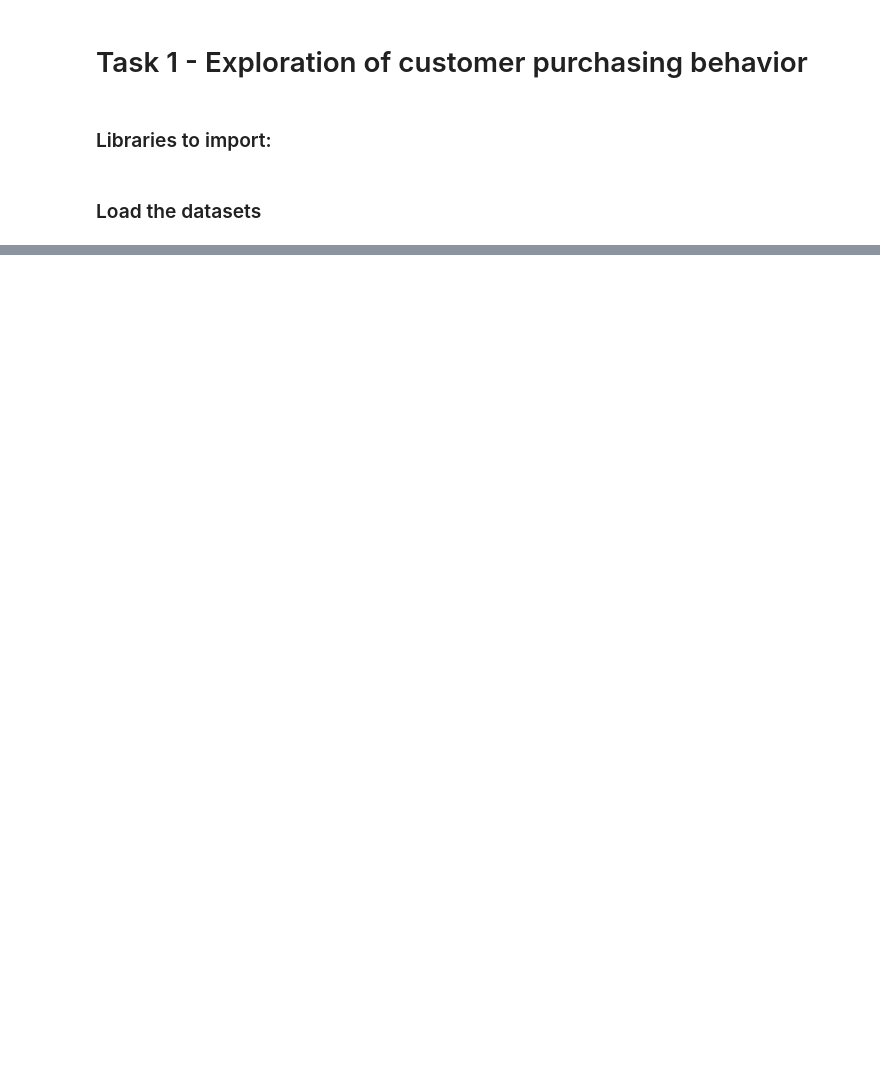
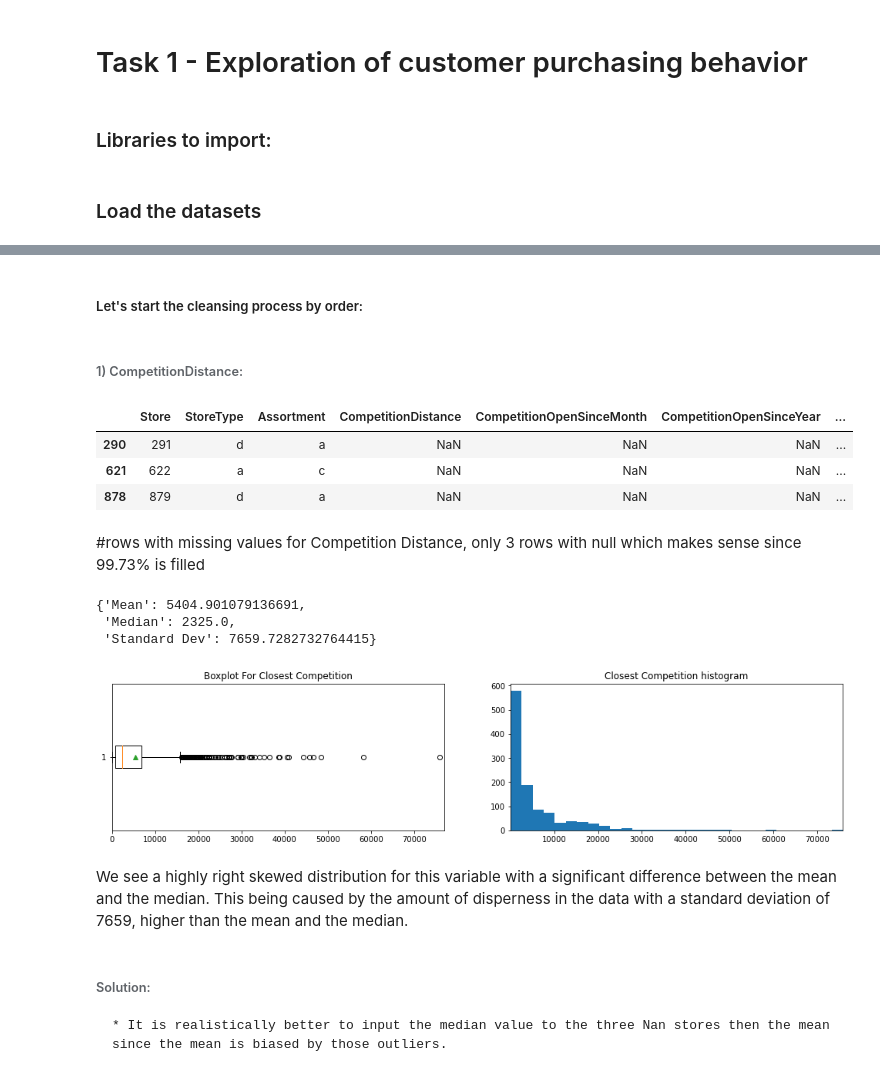
Before and after one commit to bereketkibru/Pharmaceutical-Sales-Prediction, a Jupyter notebook: notebooks/Exploration.ipynb, the cells around one changed output, grey strips where cells are left out. Cells and saved outputs as stored; diff of their text form; code cells hidden in the pictures; blank space fills up the shorter version.

```diff
--- a/notebooks/Exploration.ipynb
+++ b/notebooks/Exploration.ipynb
@@ -43,0 +321,33 @@ df_store=get_data('v1','data/store.csv')
+# %% [markdown]
+##### Let's start the cleansing process by order:
+# %% [markdown]
+###### 1) CompetitionDistance:
+# %%
+df_store[pd.isnull(df_store.CompetitionDistance)]
+# %% [output]
+|  | Store | StoreType | Assortment | CompetitionDistance | CompetitionOpenSinceMonth | CompetitionOpenSinceYear | ... |
+| 290 | 291 | d | a | NaN | NaN | NaN | ... |
+| 621 | 622 | a | c | NaN | NaN | NaN | ... |
+| 878 | 879 | d | a | NaN | NaN | NaN | ... |
+# %% [markdown]
+#rows with missing values for Competition Distance, only 3 rows with null which makes sense since 99.73% is filled
+# %%
+df_store_check_distribution=df_store.drop(df_store[pd.isnull(df_store.CompetitionDistance)].index)
+fig, axes = plt.subplots(1, 2, figsize=(17,3.5))
+axes[0].boxplot(df_store_check_distribution.CompetitionDistance, showmeans=True,vert=False,)
+axes[0].set_xlim(0,max(df_store_check_distribution.CompetitionDistance+1000))
+axes[0].set_title('Boxplot For Closest Competition')
+axes[1].hist(df_store_check_distribution.CompetitionDistance, cumulative=False, bins=30)
+axes[1].set_title("Closest Competition histogram")
+axes[1].set_xlim((min(df_store_check_distribution.CompetitionDistance), max(df_store_check_distribution.CompetitionDistance)))
+{"Mean":np.nanmean(df_store.CompetitionDistance),"Median":np.nanmedian(df_store.CompetitionDistance),"Standard Dev":np.nanstd(df_store.CompetitionDistance)}
+# %% [output]
+{'Mean': 5404.901079136691,
+ 'Median': 2325.0,
+ 'Standard Dev': 7659.7282732764415}
+[figure, added]
+# %% [markdown]
+We see a highly right skewed distribution for this variable with a significant difference between the mean and the median. This being caused by the amount of disperness in the data with a standard deviation of 7659, higher than the mean and the median.
+# %% [markdown]
+###### Solution:
+    * It is realistically better to input the median value to the three Nan stores then the mean since the mean is biased by those outliers.
```
Also changed, not shown: parts of 53 cells of this notebook, 3 other files.
